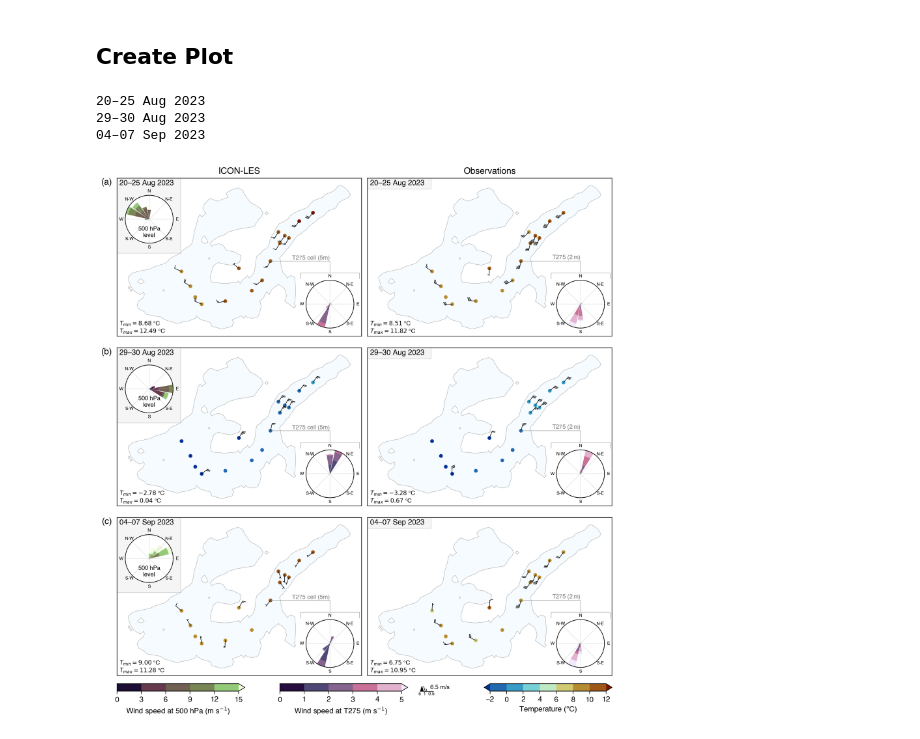
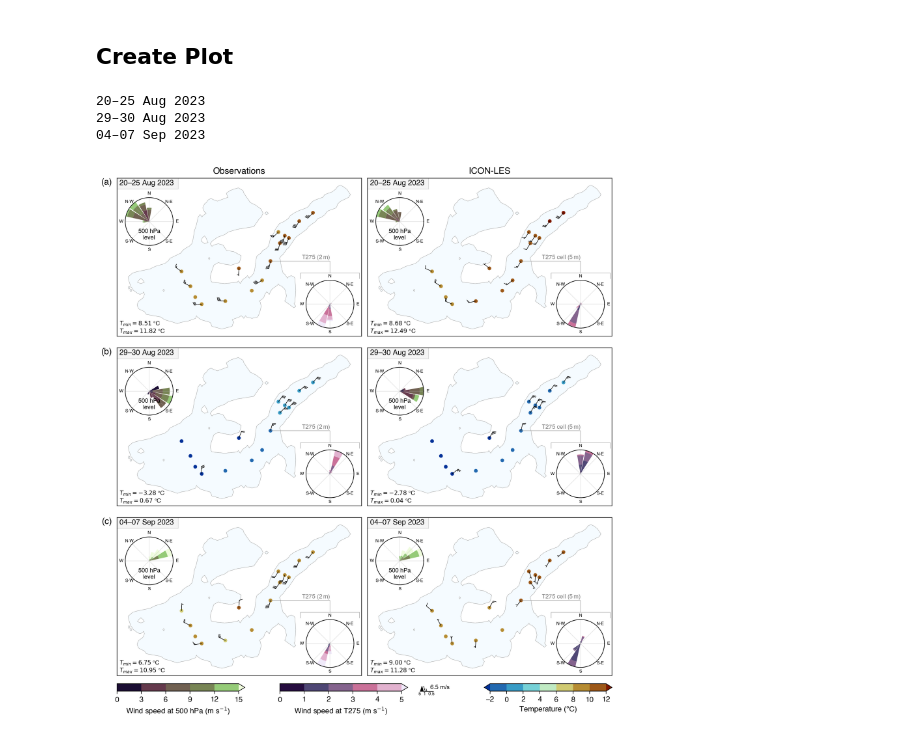
Before and after one commit to ClimLabTools/icon_validation, a Jupyter notebook: notebooks/fig_aws_icon_windmap.ipynb, the cells around one changed output. Saved outputs shown, nothing was run; the diff lists cells and outputs as text; code cells hidden in the pictures.

Commit message:
added ERA5 wind rose

```diff
--- a/notebooks/fig_aws_icon_windmap.ipynb
+++ b/notebooks/fig_aws_icon_windmap.ipynb
@@ -153,7 +153,7 @@ def draw_loc_windrose_arrow(ax, lon1, lat1, title):
     ax.text(lon1, lat0, title, ha="right", va="bottom", fontsize=8, color='grey')
 
 
-def plot_maps(ax_i, ax_o, str_from, str_to):
+def plot_maps(ax_o, ax_i, str_from, str_to):
     def add_minmax_text(ax, s):
         # Min/Max temp in lower left corner, with some padding
         ax.text(0.01, 0.01,
@@ -167,7 +167,7 @@ def plot_maps(ax_i, ax_o, str_from, str_to):
         # Date range in upper left corner, with some padding (h defines height of background rectangle)
         ax.text(0.01,0.99, date_range_str,transform=ax.transAxes,ha="left", va="top")
         rect = Rectangle(
-            (0.00, 1-h ),0.26, h,
+            (0.00, 1-h ),0.25, h,
             transform=ax.transAxes,
             edgecolor="black",facecolor="whitesmoke",lw=.1, zorder=-20
         )
@@ -207,21 +207,23 @@ def plot_maps(ax_i, ax_o, str_from, str_to):
     df_temp = df_data[df_data['loc'].isin(loc_temp)]
     df_wind = df_data[df_data['loc'].isin(loc_wind)]
 
-    #-- Left Panel
+    #-- Right Panel
     # ICON Data
-    add_data_and_text(ax_i, 'temp_i', 'u_i', 'v_i', h=.475)
+    add_data_and_text(ax_i, 'temp_i', 'u_i', 'v_i')#, h=.475)
 
     # Plot the windroses on additional axis: for near-surface and 500 hPa level (only for ICON, since no obs available at 500 hPa)
     add_windrose(ax_i, df_wind_i, cm.acton, np.arange(0, 6, 1), bta=(10.7895, 46.791))
     draw_loc_windrose_arrow(ax_i, 10.7895, 46.7978, 'T275 cell (5$\,$m)')
-    wrax = add_windrose(ax_i, df_wind_i_500, cm.tokyo, np.arange(0, 16, 3), bta=(10.732, 46.8095))
+    wrax = add_windrose(ax_i, df_wind_i_500, cm.tokyo, np.arange(0, 16, 3), bta=(10.732, 46.809))
     wrax.text(.5,.35, '500 hPa\nlevel',ha="center", va="top", fontsize=8, transform=wrax.transAxes)
 
-    #-- Right Panel
+    #-- Left Panel
     # Observation Data & windrose for T275 (no obs available at 500 hPa level)
     add_data_and_text(ax_o, 'temp_o', 'u_o', 'v_o')
     add_windrose(ax_o, df_wind_o, cm.acton, np.arange(0, 6, 1), bta=(10.7895, 46.791))
     draw_loc_windrose_arrow(ax_o, 10.7895, 46.7978, r'T275 (2$\,$m)')
+    wrax = add_windrose(ax_o, df_wind_era5_500, cm.tokyo, np.arange(0, 16, 3), bta=(10.732, 46.809))
+    wrax.text(.5,.35, '500 hPa\nlevel',ha="center", va="top", fontsize=8, transform=wrax.transAxes)
 # %%
 #bi = dict(half=2.57222, full=5.144, flag=25.7222)
 # bi = dict(half=1, full=2, flag=10)
@@ -251,8 +253,8 @@ plot_maps(axs[1][0], axs[1][1], '2023-08-29', '2023-08-30')
 plot_maps(axs[2][0], axs[2][1], '2023-09-04', '2023-09-07')
 
 # add column titles
-axs[0][0].set_title('ICON-LES')
-axs[0][1].set_title('Observations')
+axs[0][0].set_title('Observations')
+axs[0][1].set_title('ICON-LES')
 
 # remove tick labels
 for ax in axs.flat:
@@ -263,31 +265,31 @@ for ax in axs.flat:
 # build discrete colormaps for windroses
 _,_,sm = get_discrete_cmap(cm.tokyo, np.arange(0,16,3), extend='max')
 fig.colorbar(sm, cax=cax1, orientation="horizontal", label='Wind speed at 500 hPa (m s$^{-1}$)', extend="max")
 
 _,_,sm = get_discrete_cmap(cm.acton, np.arange(0,6,1), extend='max')
 fig.colorbar(sm, cax=cax2a, orientation="horizontal", label='Wind speed at T275 (m s$^{-1}$)', extend="max")
 
 # wind barb legend
 cax2b.barbs(0,0, sum(bi.values()),0, barb_increments=bi, length=6, lw=.5, pivot='middle')
 cax2b.text(0.015, 0.005, f'{sum(bi.values())} m/s', ha='left', va='bottom', fontsize=8)
 cax2b.text(-0.035, -0.006, f'{bi["flag"]}  {bi["full"]}  {bi["half"]}', ha='left', va='top', fontsize=6)
 cax2b.set_axis_off()
 
 # panel letters
 for ax, letter in zip(axs[:, 0], string.ascii_lowercase):
     ax.text(
         -0.02, 1, f'({letter})',
         transform=ax.transAxes,
         fontsize=12, fontweight='bold',
         va='top', ha='right'
     )
 
 # save and show
 plt.savefig(fig_png_dir + f'HEF_AWS_ICON_windmap_v2.png', dpi=150, bbox_inches = 'tight', pad_inches = 0)
 plt.savefig(fig_pdf_dir + f'HEF_AWS_ICON_windmap_v2.pdf', dpi=300, bbox_inches = 'tight', pad_inches = 0)
 plt.show()
 # %% [output]
 20–25 Aug 2023
 29–30 Aug 2023
 04–07 Sep 2023
-[figure, old version]
+[figure, new version]
```
Also changed, not shown: parts of 4 cells of this notebook.
